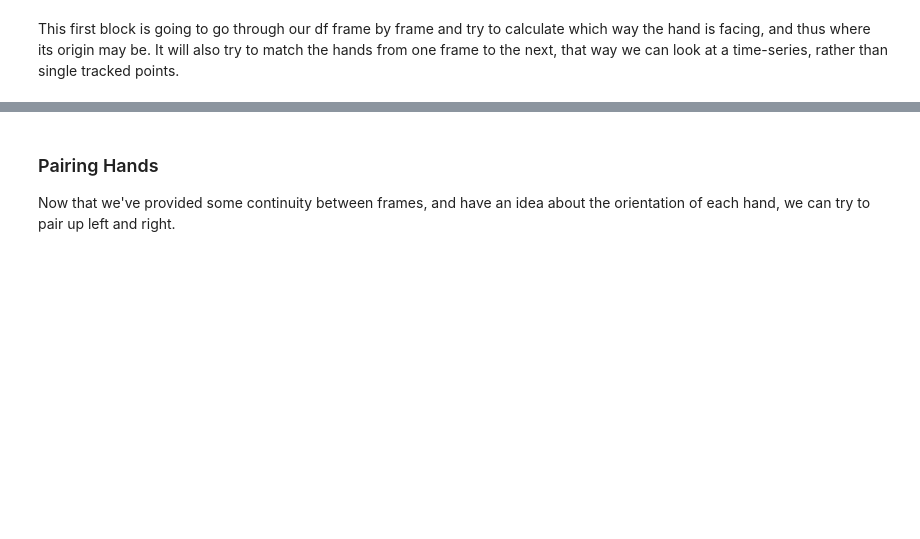
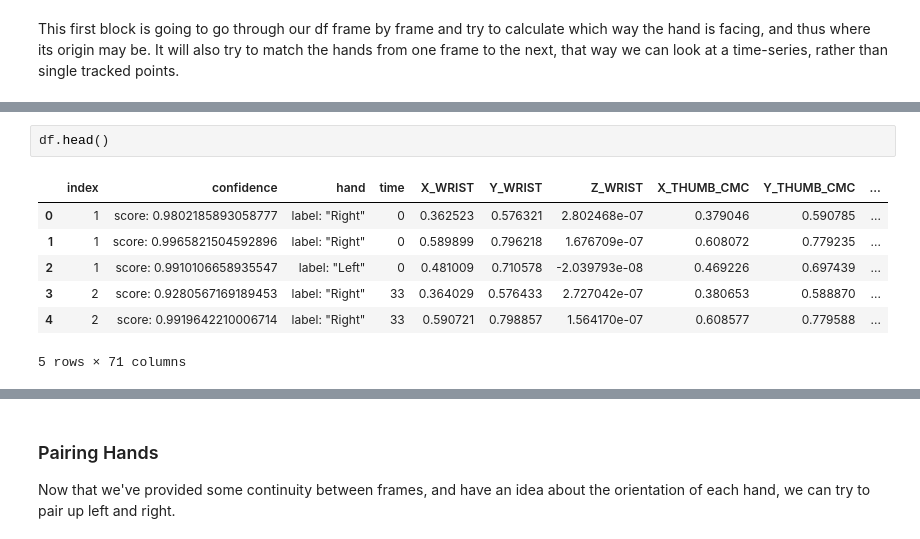
Before and after one commit to WimPouw/EnvisionBootcamp2021, a Jupyter notebook: Python/MultiHandTracking_MP_linking/MediaPipe_linking_module.ipynb, the cells around one changed output, grey strips where cells are left out. Saved outputs shown, nothing was run; the diff lists cells and outputs as text; blank space fills up the shorter version.

```diff
--- a/Python/MultiHandTracking_MP_linking/MediaPipe_linking_module.ipynb
+++ b/Python/MultiHandTracking_MP_linking/MediaPipe_linking_module.ipynb
@@ -238,0 +459,10 @@ working on sampletopview.csv...
+# %%
+df.head()
+# %% [output]
+|  | index | confidence | hand | time | X_WRIST | Y_WRIST | Z_WRIST | X_THUMB_CMC | Y_THUMB_CMC | ... |
+| 0 | 1 | score: 0.9802185893058777 | label: "Right" | 0 | 0.362523 | 0.576321 | 2.802468e-07 | 0.379046 | 0.590785 | ... |
+| 1 | 1 | score: 0.9965821504592896 | label: "Right" | 0 | 0.589899 | 0.796218 | 1.676709e-07 | 0.608072 | 0.779235 | ... |
+| 2 | 1 | score: 0.9910106658935547 | label: "Left" | 0 | 0.481009 | 0.710578 | -2.039793e-08 | 0.469226 | 0.697439 | ... |
+| 3 | 2 | score: 0.9280567169189453 | label: "Right" | 33 | 0.364029 | 0.576433 | 2.727042e-07 | 0.380653 | 0.588870 | ... |
+| 4 | 2 | score: 0.9919642210006714 | label: "Right" | 33 | 0.590721 | 0.798857 | 1.564170e-07 | 0.608577 | 0.779588 | ... |
+5 rows × 71 columns
```
Also changed, not shown: parts of 9 cells of this notebook.
